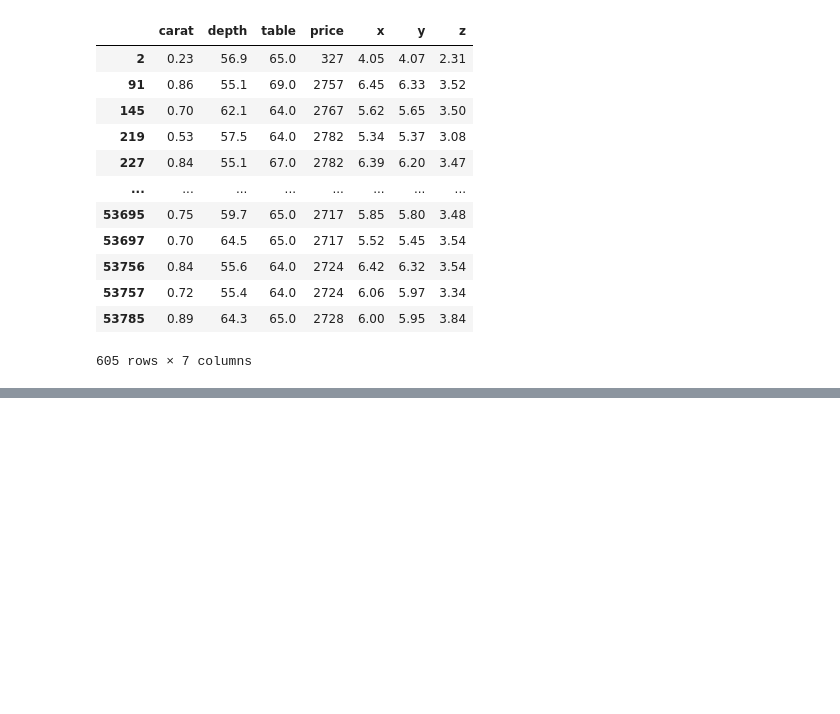
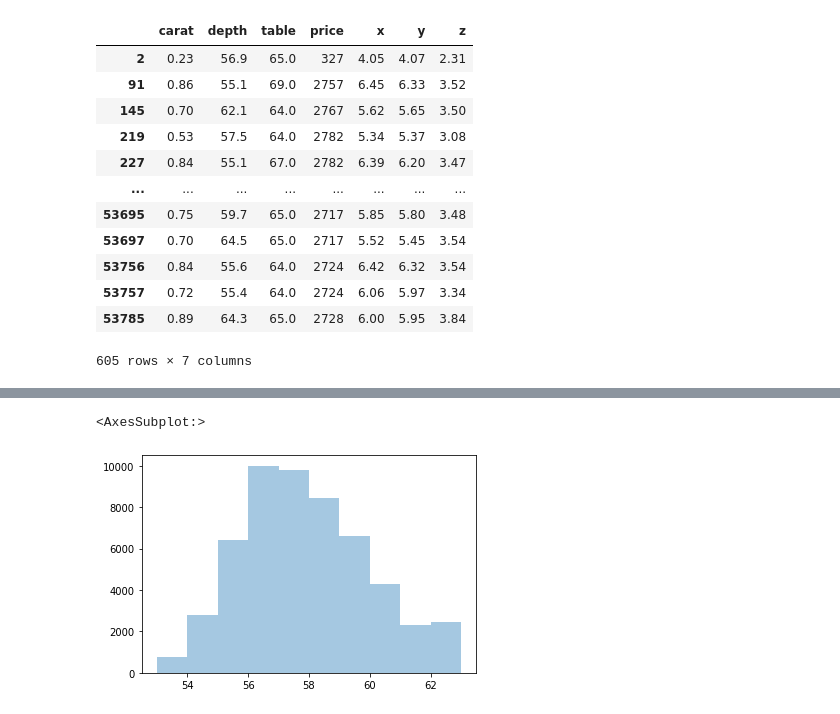
Before and after one commit to ceyhunsahin/PANDAS, a Jupyter notebook: missing_values_outliers.ipynb, the cells around one changed output, grey strips where cells are left out. Cells and saved outputs as stored; diff of their text form; code cells hidden in the pictures; blank space fills up the shorter version.

```diff
--- a/missing_values_outliers.ipynb
+++ b/missing_values_outliers.ipynb
@@ -563,0 +603,5 @@ from scipy.stats.mstats import winsorize
+# %%
+sns.distplot(df_table_win, bins = 10, kde = False)
+# %% [output]
+<AxesSubplot:>
+[figure, added]
```
Also changed, not shown: parts of 36 cells of this notebook, 1 other file.
